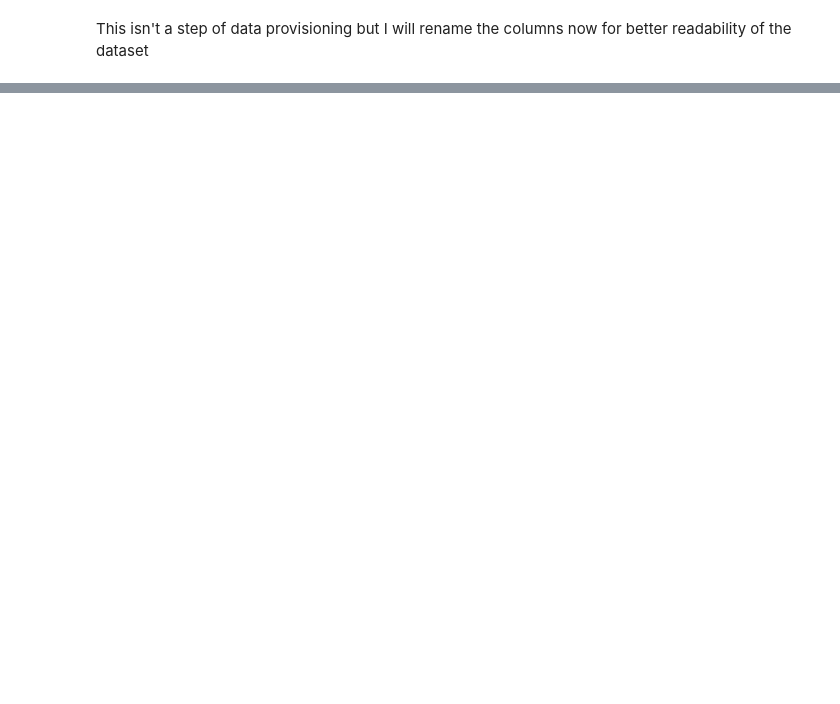
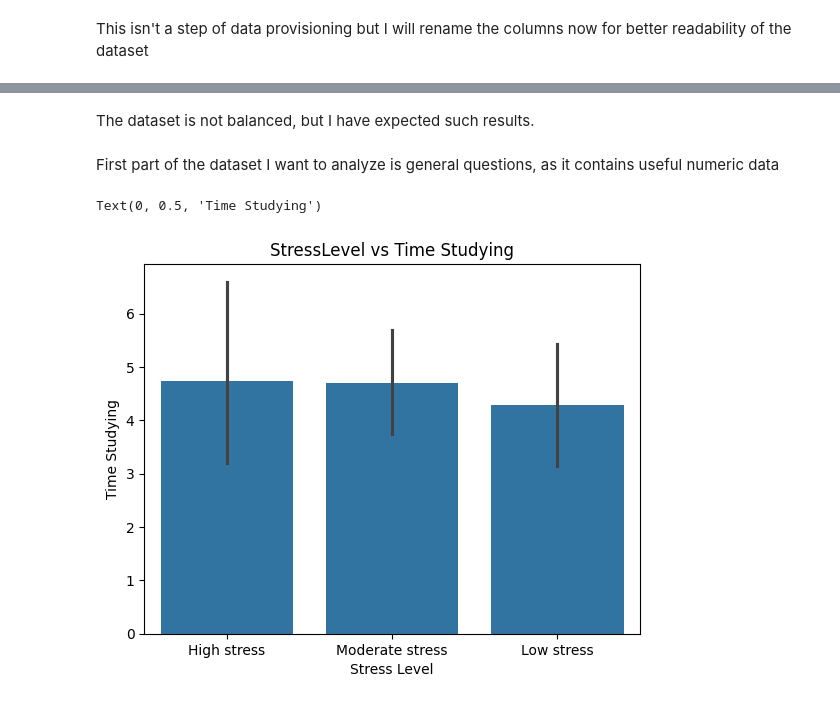
Before and after one commit to eucaliptuskoala/student-stress, a Jupyter notebook: student-stress-iter1.ipynb, the cells around one changed output, grey strips where cells are left out. Drawn from its saved outputs; the diff is of its cells as text; code cells hidden in the pictures; blank space fills up the shorter version.

```diff
--- a/student-stress-iter1.ipynb
+++ b/student-stress-iter1.ipynb
@@ -641,0 +664,14 @@ Name: count, dtype: int64
+# %% [markdown]
+The dataset is not balanced, but I have expected such results.
+# %% [markdown]
+First part of the dataset I want to analyze is general questions, as it contains useful numeric data
+# %%
+x = fontys_stress['stress_level']
+y = fontys_stress['time_studying']
+plot = sns.barplot(x=x, y=y)
+plt.title('StressLevel vs Time Studying')
+plt.xlabel('Stress Level')
+plt.ylabel('Time Studying')
+# %% [output]
+Text(0, 0.5, 'Time Studying')
+[figure, added]
```
Also changed, not shown: parts of 66 cells of this notebook, 3 other files.
